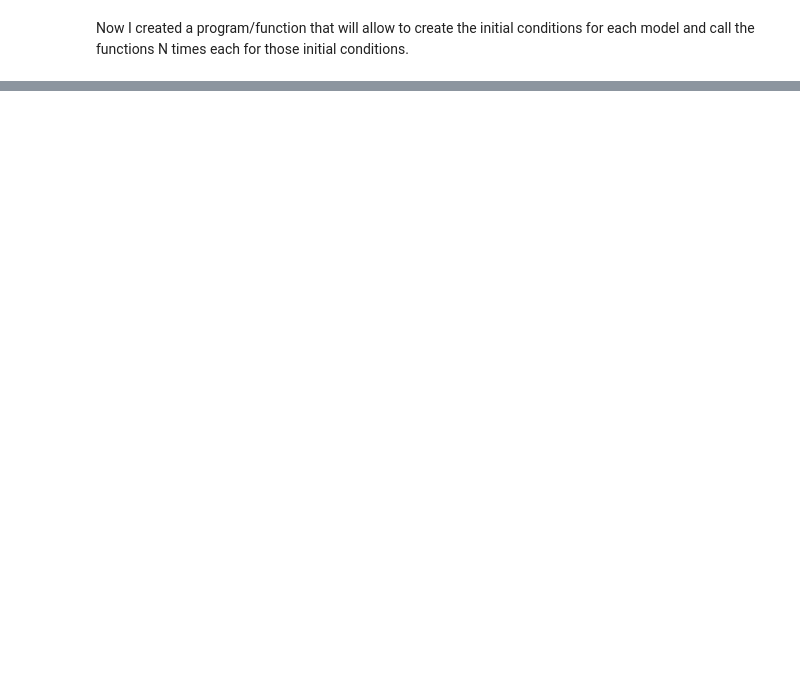
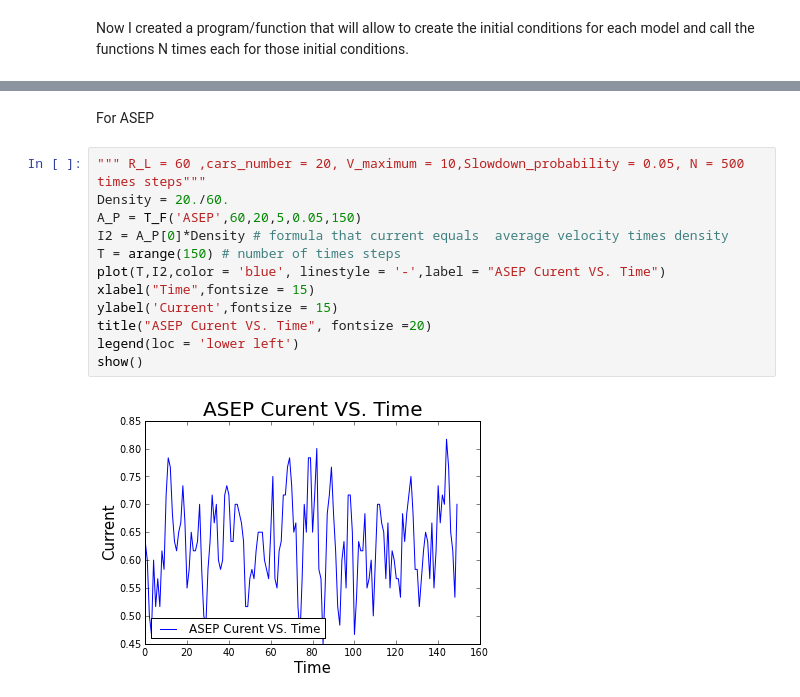
Before and after one commit to dgelfer/PHYS20213, a Jupyter notebook: Project/Project_2_Traffic_Flows.ipynb, the cells around one changed output, grey strips where cells are left out. Cells and saved outputs as stored; diff of their text form; blank space fills up the shorter version.

```diff
--- a/Project/Project_2_Traffic_Flows.ipynb
+++ b/Project/Project_2_Traffic_Flows.ipynb
@@ -303,0 +353,16 @@ T_F('ASEP',10,3,3,0.0,5)
+# %% [markdown]
+For ASEP
+# %%
+""" R_L = 60 ,cars_number = 20, V_maximum = 10,Slowdown_probability = 0.05, N = 500 times steps"""
+Density = 20./60.
+A_P = T_F('ASEP',60,20,5,0.05,150)
+I2 = A_P[0]*Density # formula that current equals  average velocity times density
+T = arange(150) # number of times steps
+plot(T,I2,color = 'blue', linestyle = '-',label = "ASEP Curent VS. Time")
+xlabel("Time",fontsize = 15)
+ylabel('Current',fontsize = 15)
+title("ASEP Curent VS. Time", fontsize =20)
+legend(loc = 'lower left')
+show()
+# %% [output]
+[figure, added]
```
Also changed, not shown: parts of 31 cells of this notebook.
